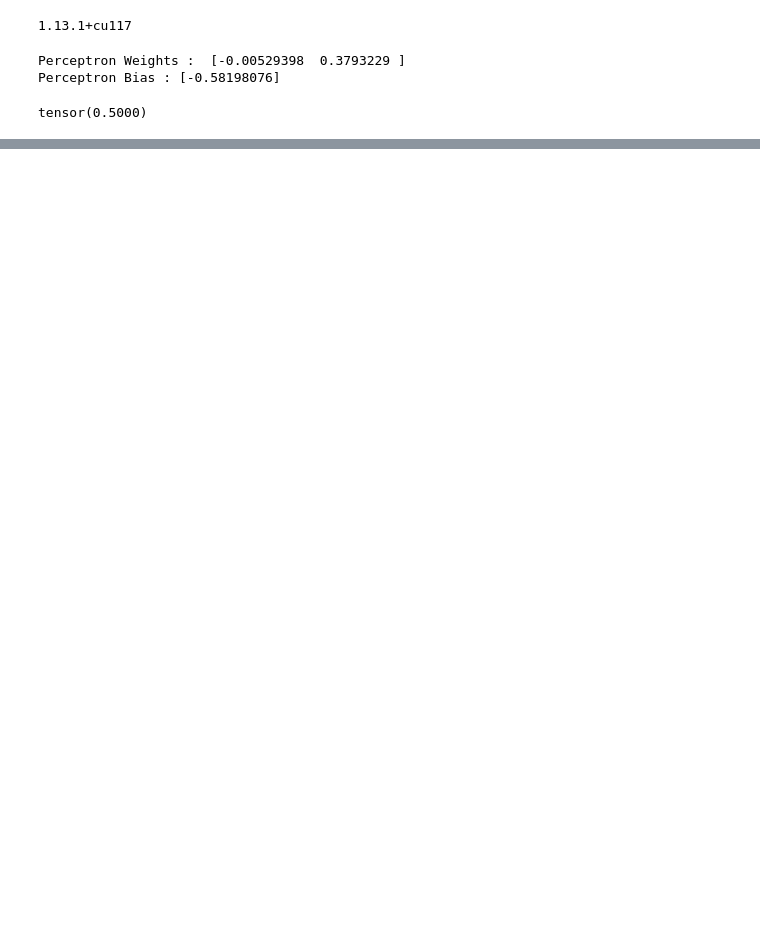
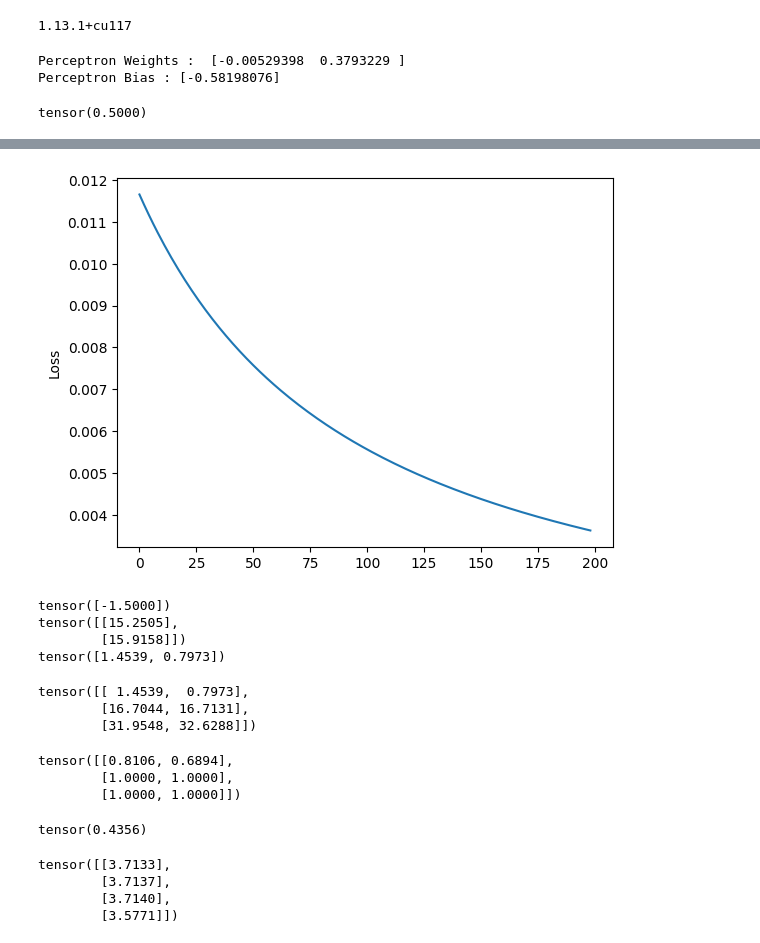
Before and after one commit to spometun/live_net, a Jupyter notebook: life/test1.ipynb, the cells around one changed output, grey strips where cells are left out. Cells and saved outputs as stored; diff of their text form; code cells hidden in the pictures; blank space fills up the shorter version.

```diff
--- a/life/test1.ipynb
+++ b/life/test1.ipynb
@@ -38,0 +79,32 @@ class XOR(nn.Module):
+# %%
+epochs = 10000
+mseloss = nn.MSELoss()
+learning_rate = 0.1
+optimizer = torch.optim.SGD(network.parameters(), lr = 0.01)
+optimizer = torch.optim.Adam(network.parameters(), lr = 0.01)
+all_losses = []
+current_loss = 0
+plot_every = 50
+prev_loss = 1000
+
+for epoch in range(1, epochs):
+  yhat = network.forward(train_x)
+  loss = mseloss(yhat, train_y)
+  closs = loss.detach().numpy()
+  if closs > prev_loss:
+      pass
+      # print("***", closs, prev_loss)
+  prev_loss = closs
+  optimizer.zero_grad()
+  loss.backward()
+  # optimizer.step()
+  for p in network.parameters():
+      p.data = p.data - learning_rate * p.grad.data
+  current_loss += loss.detach()
+  if epoch % plot_every == 0:
+      all_losses.append(current_loss / plot_every)
+      current_loss = 0
+
+  # print progress
+  if epoch % 100 == 0:
+    print(f'Epoch: {epoch} completed {all_losses[-1]}')
@@ -38,0 +129,47 @@ class XOR(nn.Module):
+# %%
+import matplotlib.pyplot as plt
+plt.plot(all_losses)
+plt.ylabel('Loss')
+plt.show()
+# %% [output]
+[figure, added]
+# %%
+# list(network.parameters())[0].data = torch.Tensor([[10.], [-10]])
+# list(network.parameters())[1].data = torch.Tensor([-5., 15])
+np.set_printoptions(precision=2)
+params = list(network.parameters())
+par = []
+for p in params:
+    par.append(p.detach())
+    print (par[-1])
+# %% [output]
+tensor([-1.5000])
+tensor([[15.2505],
+        [15.9158]])
+tensor([1.4539, 0.7973])
+# %%
+o1 = train_x @ par[1].T + par[2]
+o1
+# %% [output]
+tensor([[ 1.4539,  0.7973],
+        [16.7044, 16.7131],
+        [31.9548, 32.6288]])
+# %%
+a1 = torch.sigmoid(o1)
+a1
+# %% [output]
+tensor([[0.8106, 0.6894],
+        [1.0000, 1.0000],
+        [1.0000, 1.0000]])
+# %%
+o2 = a1[:, 0] + a1[:, 1] - 1
+mseloss(o2, train_y)
+# %% [output]
+tensor(0.4356)
+# %%
+o2 @ par[2].T
+# %% [output]
+tensor([[3.7133],
+        [3.7137],
+        [3.7140],
+        [3.5771]])
```
Also changed, not shown: parts of 4 cells of this notebook.
